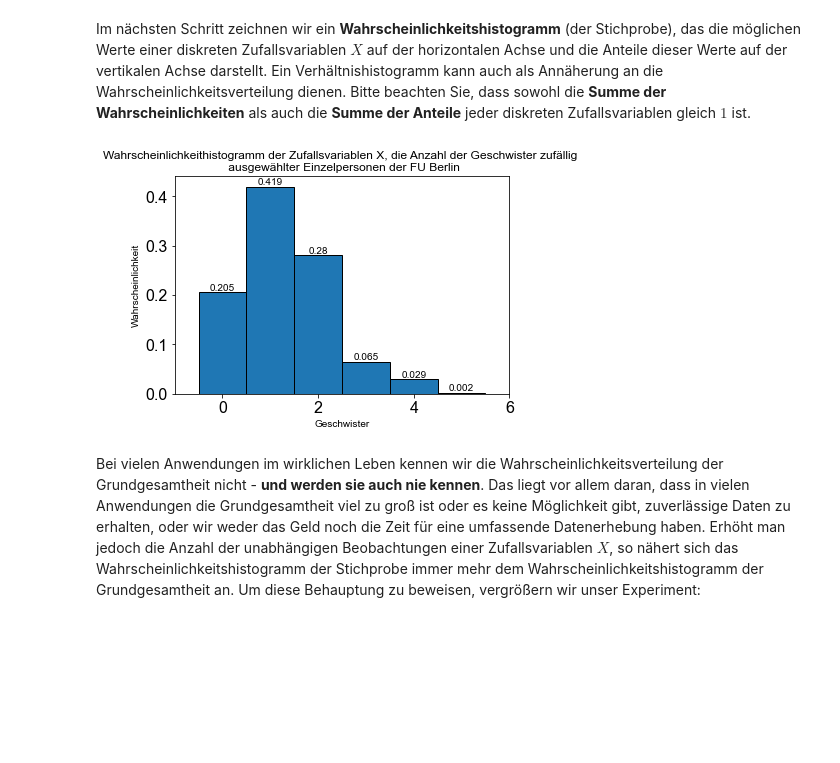
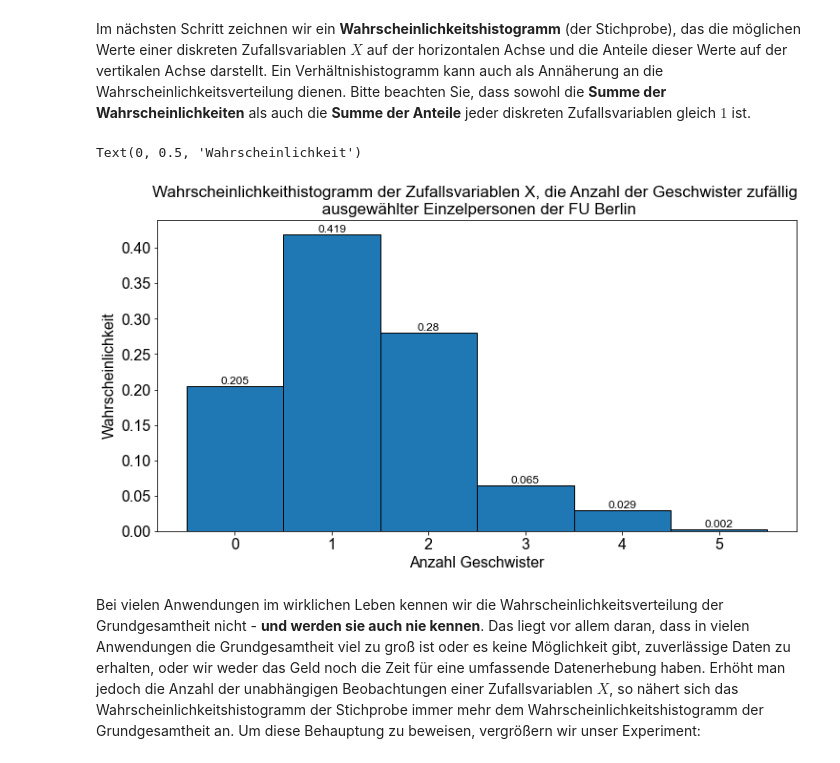
Before and after one commit to ixianslab/srh-data-science, a Jupyter notebook: notebooks/Kapitel02/22_Diskrete Zufallsvariablen - ein Beispiel ver17.ipynb, the cells around one changed output. Cells and saved outputs as stored; diff of their text form; code cells hidden in the pictures; blank space fills up the shorter version.

```diff
--- a/notebooks/Kapitel02/22_Diskrete Zufallsvariablen - ein Beispiel ver17.ipynb
+++ b/notebooks/Kapitel02/22_Diskrete Zufallsvariablen - ein Beispiel ver17.ipynb
@@ -62,25 +71,28 @@ Nachdem wir alle möglichen Werte aufgelistet und die entsprechenden relativen H
 Im nächsten Schritt zeichnen wir ein **Wahrscheinlichkeitshistogramm** (der Stichprobe), das die möglichen Werte einer diskreten Zufallsvariablen $X$ auf der horizontalen Achse und die Anteile dieser Werte auf der vertikalen Achse darstellt. Ein Verhältnishistogramm kann auch als Annäherung an die Wahrscheinlichkeitsverteilung dienen. Bitte beachten Sie, dass sowohl die **Summe der Wahrscheinlichkeiten** als auch die **Summe der Anteile** jeder diskreten Zufallsvariablen gleich $1$ ist.
 # %%
 # Erzeuge Dataframe df
-y = [0.205,0.419,0.28,0.065,0.029,0.002]
-x = [0,1,2,3,4,5]
-#p_org = pd.DataFrame({'y':y})
+p = [0.205, 0.419, 0.28, 0.065, 0.029, 0.002]
+x = [0, 1, 2, 3, 4, 5]
 
-# Plotte Bargraph
-fig, ax1 = plt.subplots()
-
-plt.xlim(-1,6)
-
-ax1.set_title('Wahrscheinlichkeithistogramm der Zufallsvariablen X, die Anzahl der Geschwister zufällig \n ausgewählter Einzelpersonen der FU Berlin')
-ax1.set_xlabel('Geschwister')
-ax1.set_ylabel('Wahrscheinlichkeit', color='k')
-ax1.bar(x, y,width=1.0, edgecolor='k',)
-ax1.tick_params(axis='y', labelcolor='k')
+# Säulendiagramm
+fig, ax = plt.subplots()
+ax.bar(
+    x,
+    p,
+    width=1.0,
+    edgecolor="k",
+)
 
 # annotate
-ax1.bar_label(ax1.containers[0], label_type='edge');
+ax.bar_label(ax.containers[0], label_type="edge", size=12)
+ax.set_title(
+    "Wahrscheinlichkeithistogramm der Zufallsvariablen X, die Anzahl der Geschwister zufällig \n ausgewählter Einzelpersonen der FU Berlin"
+)
+ax.set_xlabel("Anzahl Geschwister")
+ax.set_ylabel("Wahrscheinlichkeit", color="k")
 # %% [output]
+Text(0, 0.5, 'Wahrscheinlichkeit')
-[figure, old version]
+[figure, new version]
 # %% [markdown]
 Bei vielen Anwendungen im wirklichen Leben kennen wir die Wahrscheinlichkeitsverteilung der Grundgesamtheit nicht - **und werden sie auch nie kennen**. Das liegt vor allem daran, dass in vielen Anwendungen die Grundgesamtheit viel zu groß ist oder es keine Möglichkeit gibt, zuverlässige Daten zu erhalten, oder wir weder das Geld noch die Zeit für eine umfassende Datenerhebung haben. Erhöht man jedoch die Anzahl der unabhängigen Beobachtungen einer Zufallsvariablen $X$, so nähert sich das Wahrscheinlichkeitshistogramm der Stichprobe immer mehr dem Wahrscheinlichkeitshistogramm der Grundgesamtheit an. Um diese Behauptung zu beweisen, vergrößern wir unser Experiment:
 # %% [markdown]
```
Also changed, not shown: parts of 13 cells of this notebook, 9 other files.
